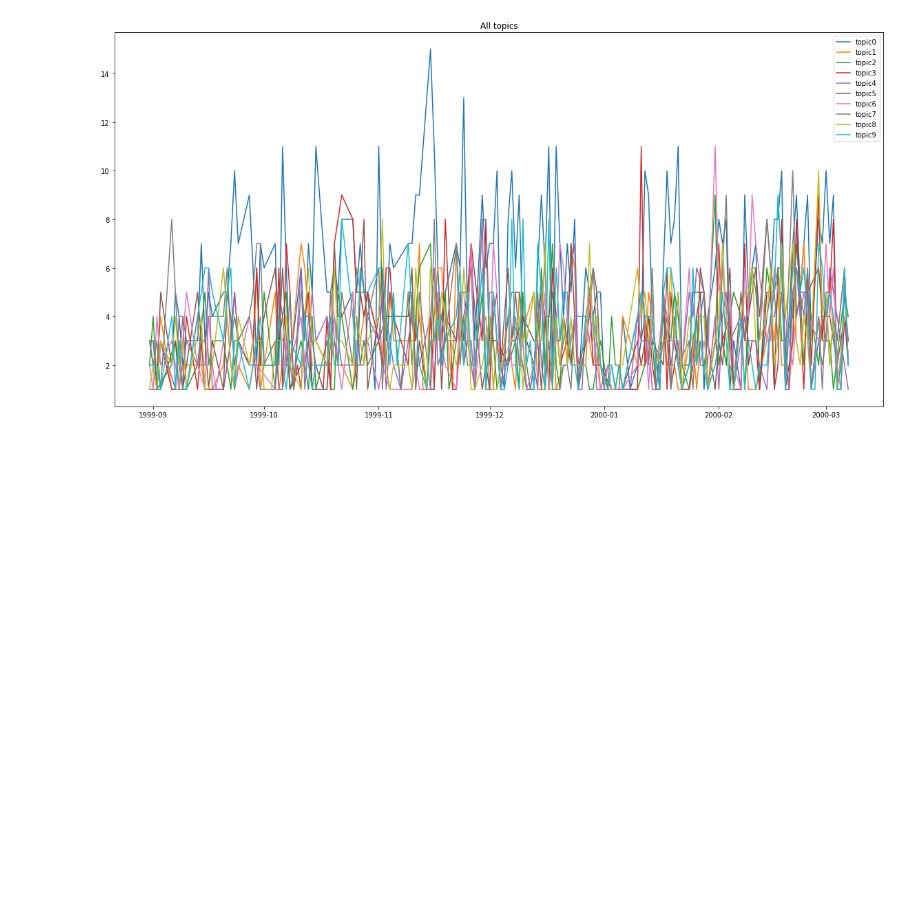
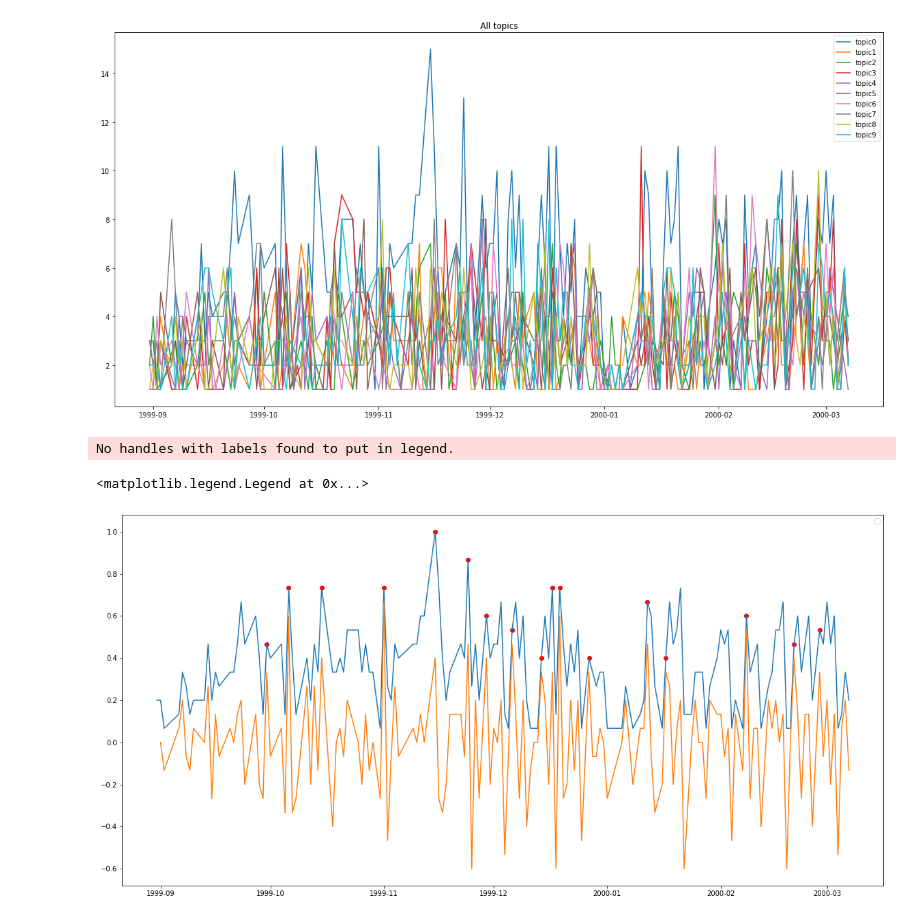
Before and after one commit to cherninkiy/vtb_moretech_2022, a Jupyter notebook: notebooks/preprocess_text_anton.ipynb, the cells around one changed output. Drawn from its saved outputs; the diff is of its cells as text; code cells hidden in the pictures; blank space fills up the shorter version.

```diff
--- a/notebooks/preprocess_text_anton.ipynb
+++ b/notebooks/preprocess_text_anton.ipynb
@@ -314,3 +314,34 @@ plt.title('All topics')
 plt.show()
 # %% [output]
 [figure]
+# %%
+from turtle import title
+
+
+topic_num = 0
+date_list = df[df.topic == topic_num].groupby(by='date').count().index.to_numpy()
+count_list = df[df.topic == topic_num].groupby(by='date').count().topic.to_numpy()
+
+plt.figure(figsize=(20, 10))
+# date_list[:10], count_list[:120]
+
+norm_count = [float(i) / max(count_list) for i in count_list]
+
+plt.plot(date_list, norm_count)
+
+changes = []
+
+for i in range(1, len(norm_count)):
+    changes.append(norm_count[i] - norm_count[i-1])
+
+plt.plot(date_list[1:], changes)
+
+ind_great_changes = [i+1 for i,v in enumerate(changes) if v > 0.3]
+plt.scatter(np.array(date_list)[ind_great_changes], np.array(norm_count)[ind_great_changes], c='r')
+
+plt.legend()
+# plt.scatter(date_list[ind_great_changes], norm_count[ind_great_changes])
+# %% [output]
+No handles with labels found to put in legend.
+<matplotlib.legend.Legend at 0x...>
+[figure, added]
```
Also changed, not shown: parts of 1 cell of this notebook.
